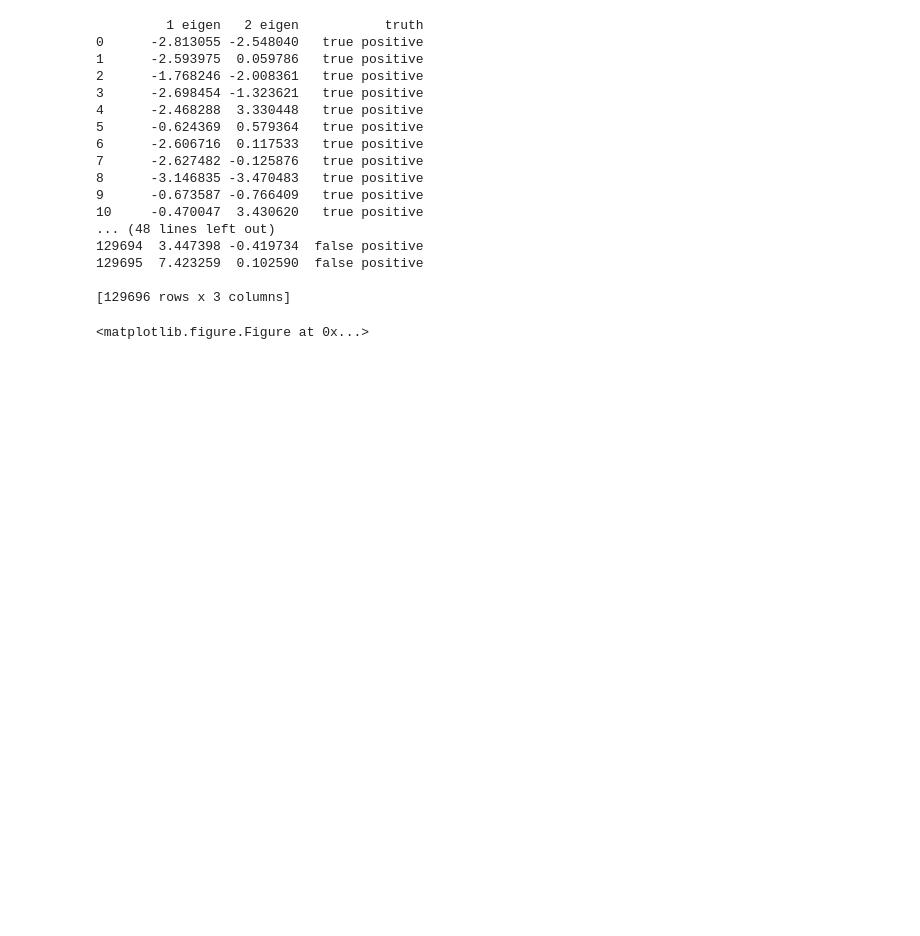
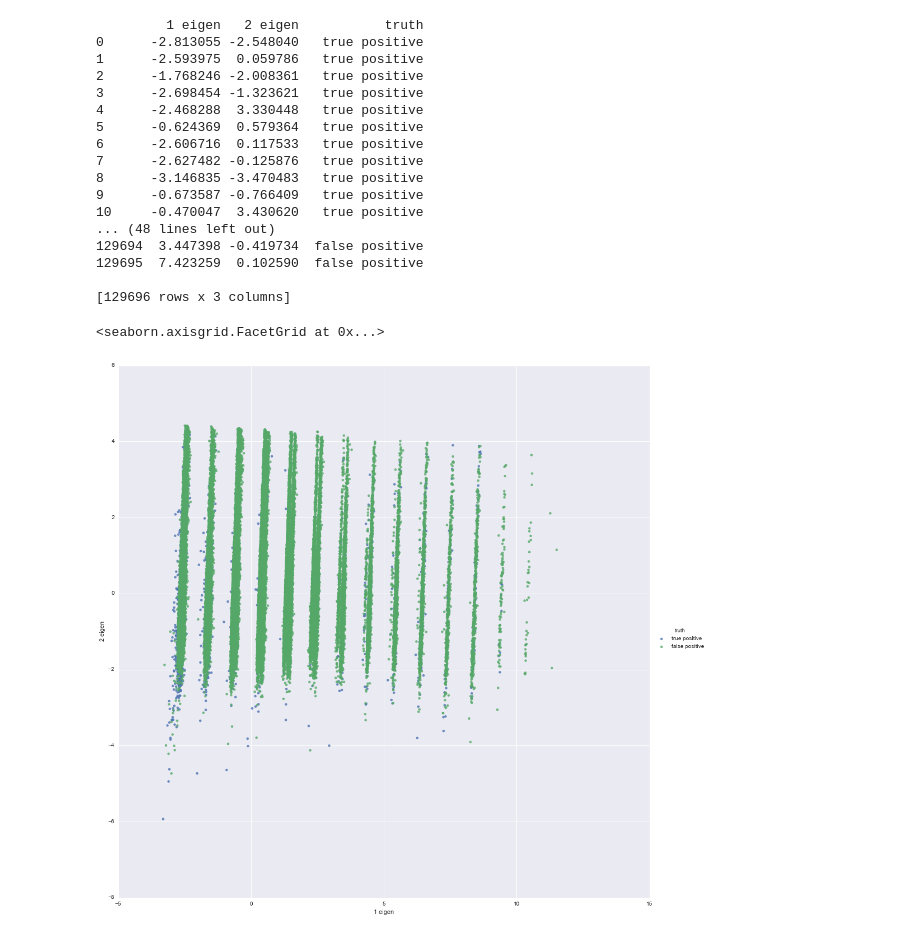
Before and after one commit to AlexanderGri/Graduate-work, a Jupyter notebook: Feature analysis.ipynb, the cells around one changed output. Saved outputs shown, nothing was run; the diff lists cells and outputs as text; code cells hidden in the pictures; blank space fills up the shorter version.

```diff
--- a/Feature analysis.ipynb
+++ b/Feature analysis.ipynb
@@ -504,10 +504,10 @@ X_red['truth'] = ['true positive' if int(x)==1 else 'false positive' for x in da
 [129696 rows x 3 columns]
 # %%
 %matplotlib inline
-sns.lmplot(x='1 eigen',y='2 eigen',hue='truth',data=X_red)
-plt.figure(figsize=(14, 14))
+sns.lmplot(x='1 eigen',y='2 eigen',hue='truth',data=X_red,size=14,fit_reg=False)
 # %% [output]
-<matplotlib.figure.Figure at 0x...>
+<seaborn.axisgrid.FacetGrid at 0x...>
+[figure, added]
 # %%
 samfile = pysam.AlignmentFile("/home/alexgri/Desktop/indels/GoldenStandard_OurAlgorithms/gcat_set_059-ready.bam", "rb")
 #for read in samfile.fetch('1', 1019890, 1019891):
```
